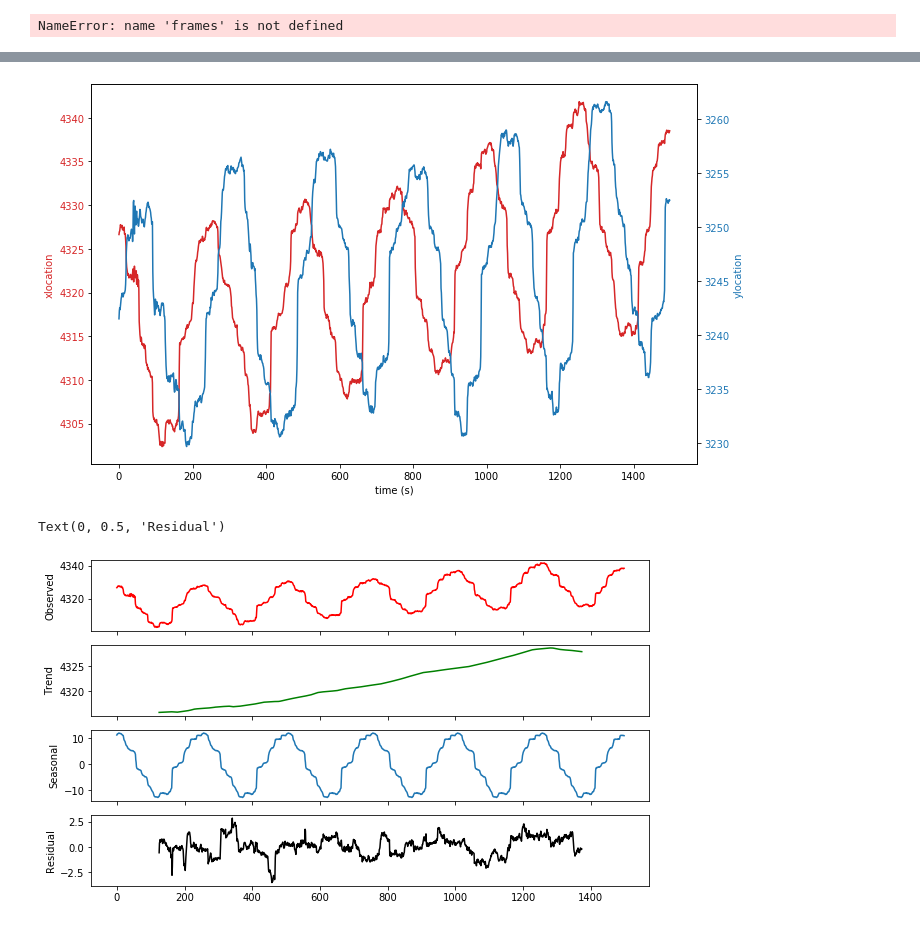
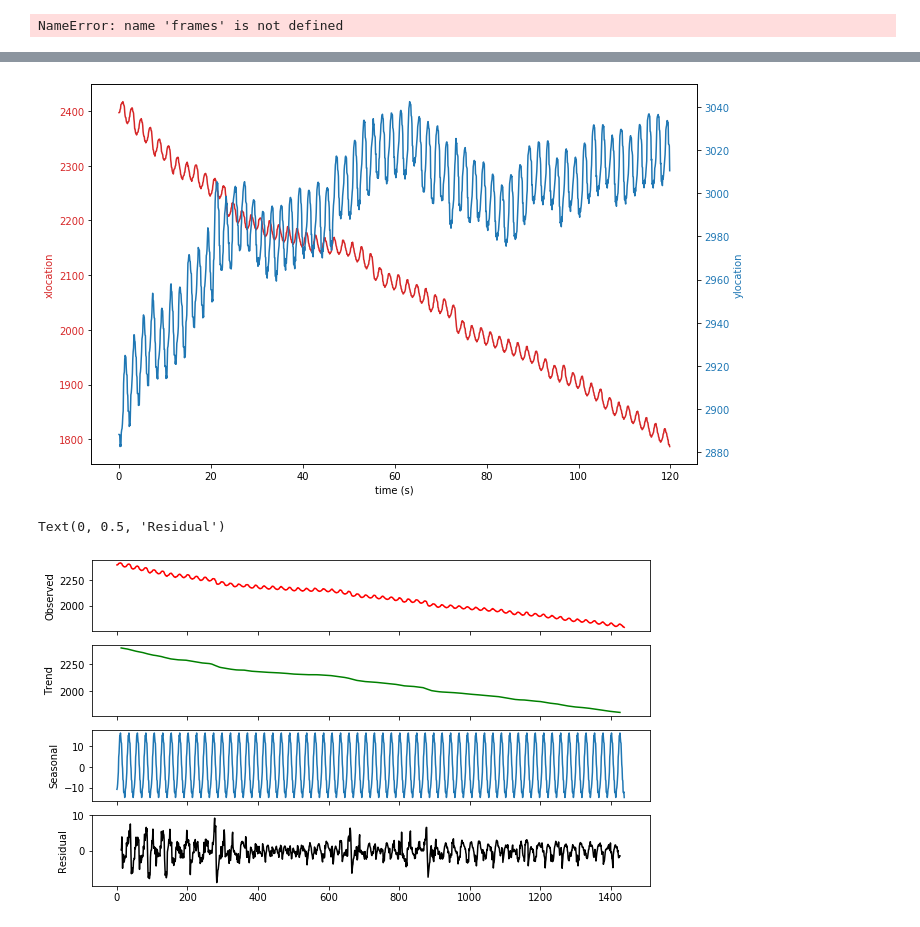
Before and after one commit to someoneinthecrowd/track-colloid-motion, a Jupyter notebook: analysis_data.ipynb, the cells around one changed output, grey strips where cells are left out. Saved outputs shown, nothing was run; the diff lists cells and outputs as text; code cells hidden in the pictures.

```diff
--- a/analysis_data.ipynb
+++ b/analysis_data.ipynb
@@ -31,9 +31,12 @@ pixel=7
 micron=33.7
 mpp=micron/pixel
 mpp
-fps=250
+fps=24
 cut=2
 hz=0.5
+#fps=24
+#cut=2
+#hz=0.5
 
 period=int(fps/cut*(1/hz))
 period
@@ -46,7 +49,7 @@ pathlib.Path().absolute()
 PosixPath('/Users/yongdou/Dropbox/track')
 # %%
 #frames=pims.Video('20d02.avi')
-d0=pd.read_csv("/Users/yongdou/Downloads/track/02082020/numerical702/0d0.5hz250fps.csv")
+d0=pd.read_csv("/Users/yongdou/Downloads/track/02032020/20dexp2_03.csv")
 # %%
 plt.imshow(frames[0])
 # %% [output]
@@ -100,5 +103,5 @@ set(d0["particle"])
 # %%
-partilcenumber=8
+partilcenumber=3
 particle1=d0[d0["particle"]==partilcenumber]
 # %%
 fig, ax = plt.subplots()
@@ -116,0 +120,2 @@ ax.set_aspect('equal')
+# %%
+particle1['time']=particle1['frame']/(fps/cut)
@@ -117,26 +137,26 @@ ax.set_aspect('equal')
 # %%
 # Create some mock data
 
 
 fig, ax1 = plt.subplots()
 
 color = 'tab:red'
 ax1.set_xlabel('time (s)')
 ax1.set_ylabel('xlocation', color=color)
-ax1.plot(particle1['x'].values*mpp, color=color)
+ax1.plot(particle1['time'].values,particle1['x'].values*mpp, color=color)
 ax1.tick_params(axis='y', labelcolor=color)
 
 ax2 = ax1.twinx()  # instantiate a second axes that shares the same x-axis
 
 color = 'tab:blue'
 ax2.set_ylabel('ylocation', color=color)  # we already handled the x-label with ax1
-ax2.plot(particle1['y'].values*mpp, color=color)
+ax2.plot(particle1['time'].values,particle1['y'].values*mpp, color=color)
 ax2.tick_params(axis='y', labelcolor=color)
 
 fig.tight_layout()  # otherwise the right y-label is slightly clipped
 plt.show()
 # %% [output]
-[figure, old version]
+[figure, new version]
 # %%
 from statsmodels.tsa.seasonal import seasonal_decompose
 # %%
@@ -174,4 +194,4 @@ resultx.resid.plot(ax=axes[3], legend=False, color='k')
 axes[3].set_ylabel('Residual')
 # %% [output]
 Text(0, 0.5, 'Residual')
-[figure, old version]
+[figure, new version]
```
Also changed, not shown: parts of 19 cells of this notebook.
